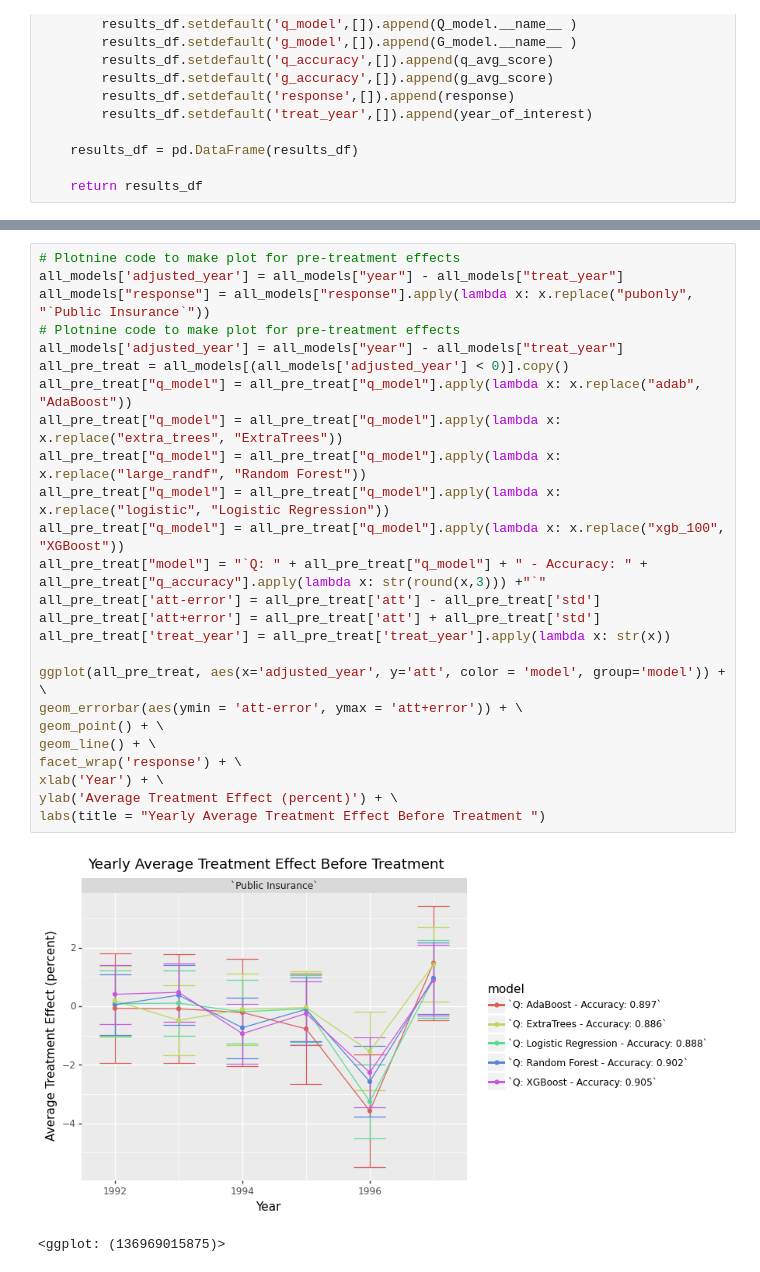
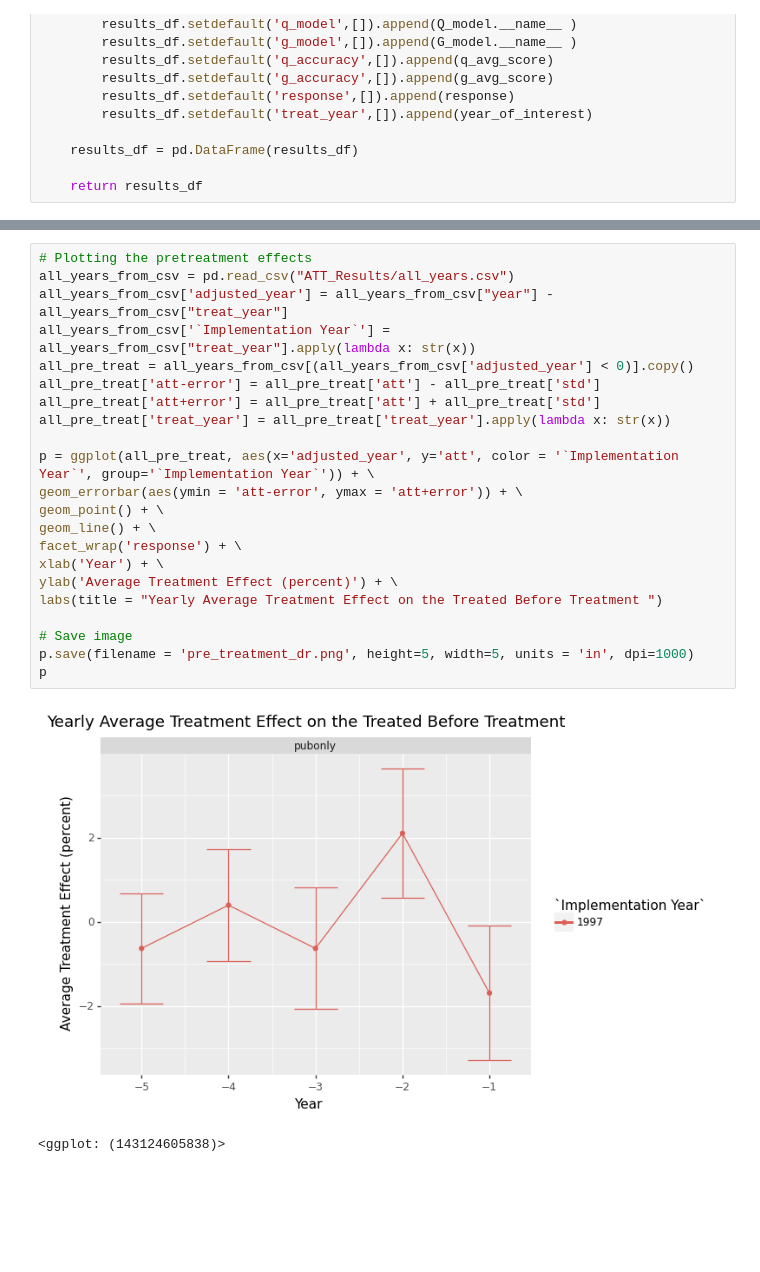
Before and after one commit to wflewis12/Causal_ML_Project, a Jupyter notebook: Edited_DR.ipynb, the cells around one changed output, grey strips where cells are left out. Saved outputs shown, nothing was run; the diff lists cells and outputs as text; blank space fills up the shorter version.

```diff
--- a/Edited_DR.ipynb
+++ b/Edited_DR.ipynb
@@ -427,29 +378,26 @@ Max p:0.9604666933461384
 # %%
-# Plotnine code to make plot for pre-treatment effects
-all_models['adjusted_year'] = all_models["year"] - all_models["treat_year"]
-all_models["response"] = all_models["response"].apply(lambda x: x.replace("pubonly", "`Public Insurance`"))
-# Plotnine code to make plot for pre-treatment effects
-all_models['adjusted_year'] = all_models["year"] - all_models["treat_year"]
-all_pre_treat = all_models[(all_models['adjusted_year'] < 0)].copy()
-all_pre_treat["q_model"] = all_pre_treat["q_model"].apply(lambda x: x.replace("adab", "AdaBoost"))
-all_pre_treat["q_model"] = all_pre_treat["q_model"].apply(lambda x: x.replace("extra_trees", "ExtraTrees"))
-all_pre_treat["q_model"] = all_pre_treat["q_model"].apply(lambda x: x.replace("large_randf", "Random Forest"))
-all_pre_treat["q_model"] = all_pre_treat["q_model"].apply(lambda x: x.replace("logistic", "Logistic Regression"))
-all_pre_treat["q_model"] = all_pre_treat["q_model"].apply(lambda x: x.replace("xgb_100", "XGBoost"))
-all_pre_treat["model"] = "`Q: " + all_pre_treat["q_model"] + " - Accuracy: " + all_pre_treat["q_accuracy"].apply(lambda x: str(round(x,3))) +"`"
+# Plotting the pretreatment effects
+all_years_from_csv = pd.read_csv("ATT_Results/all_years.csv")
+all_years_from_csv['adjusted_year'] = all_years_from_csv["year"] - all_years_from_csv["treat_year"]
+all_years_from_csv['`Implementation Year`'] = all_years_from_csv["treat_year"].apply(lambda x: str(x))
+all_pre_treat = all_years_from_csv[(all_years_from_csv['adjusted_year'] < 0)].copy()
 all_pre_treat['att-error'] = all_pre_treat['att'] - all_pre_treat['std']
 all_pre_treat['att+error'] = all_pre_treat['att'] + all_pre_treat['std']
 all_pre_treat['treat_year'] = all_pre_treat['treat_year'].apply(lambda x: str(x))
 
-ggplot(all_pre_treat, aes(x='adjusted_year', y='att', color = 'model', group='model')) + \
+p = ggplot(all_pre_treat, aes(x='adjusted_year', y='att', color = '`Implementation Year`', group='`Implementation Year`')) + \
 geom_errorbar(aes(ymin = 'att-error', ymax = 'att+error')) + \
 geom_point() + \
 geom_line() + \
 facet_wrap('response') + \
 xlab('Year') + \
 ylab('Average Treatment Effect (percent)') + \
-labs(title = "Yearly Average Treatment Effect Before Treatment ")
+labs(title = "Yearly Average Treatment Effect on the Treated Before Treatment ")
+
+# Save image
+p.save(filename = 'pre_treatment_dr.png', height=5, width=5, units = 'in', dpi=1000)
+p
 # %% [output]
-[figure, old version]
+[figure, new version]
-<ggplot: (136969015875)>
+<ggplot: (143124605838)>
 # %%
```
Also changed, not shown: parts of 14 cells of this notebook.
